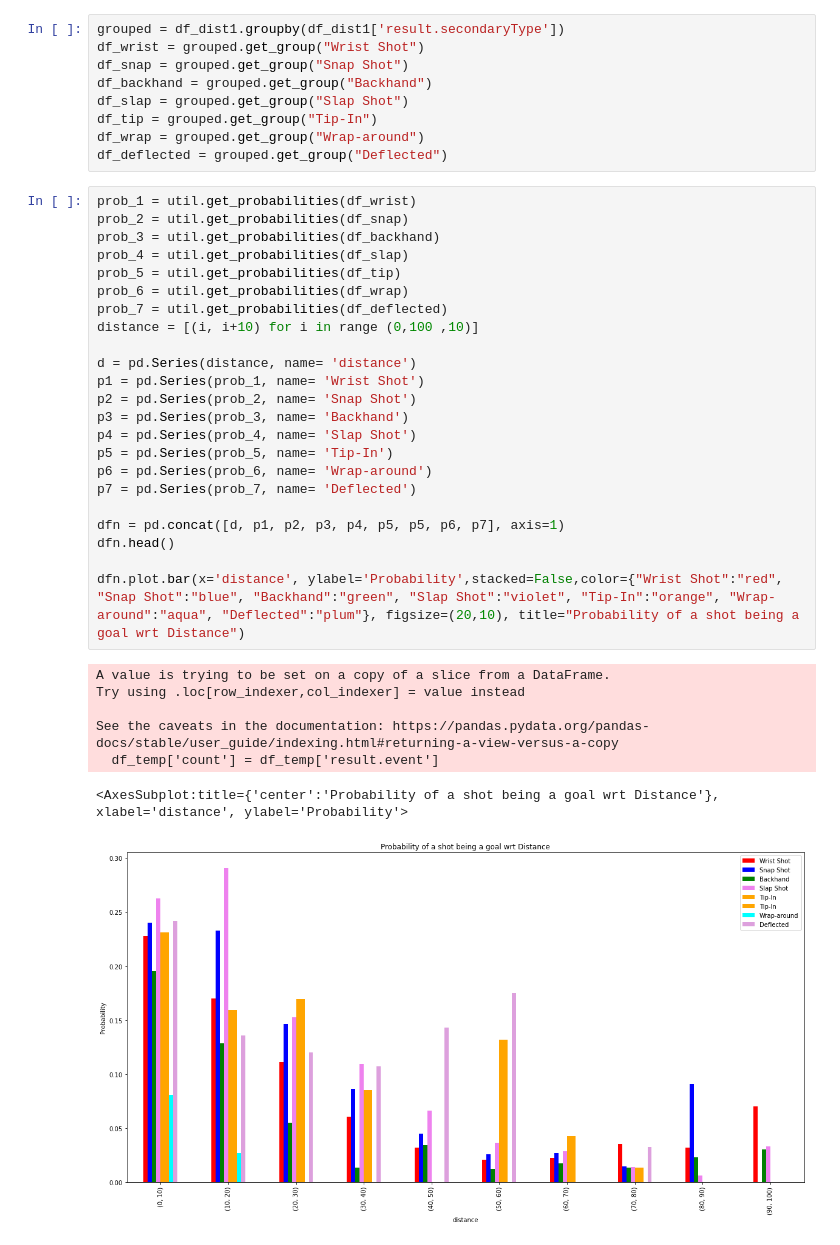
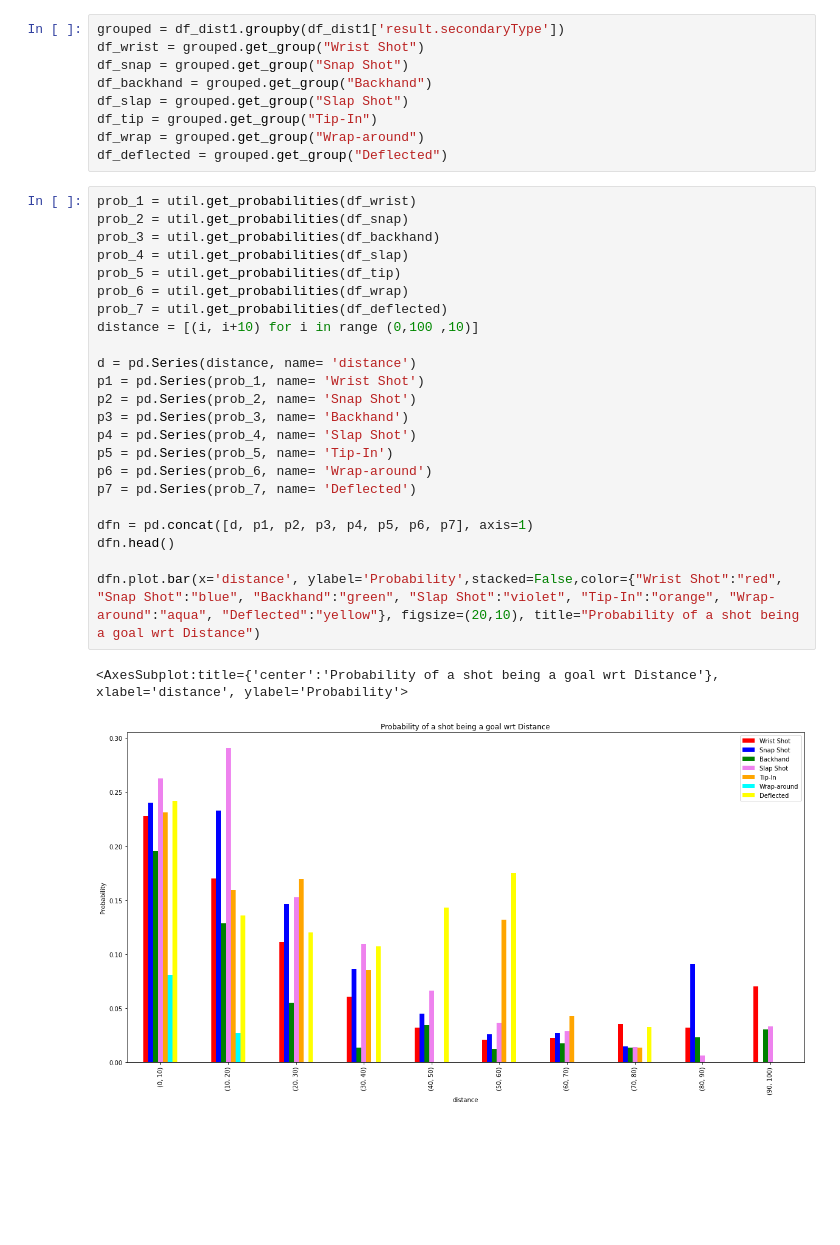
Before and after one commit to M0rph3e/ift6758-project-main, a Jupyter notebook: notebooks/data_visualizations.ipynb, the cells around one changed output. Saved outputs shown, nothing was run; the diff lists cells and outputs as text; blank space fills up the shorter version.

Commit message:
Update a wrong plot.

```diff
--- a/notebooks/data_visualizations.ipynb
+++ b/notebooks/data_visualizations.ipynb
@@ -314,31 +314,26 @@ df_deflected = grouped.get_group("Deflected")
 # %%
 prob_1 = util.get_probabilities(df_wrist)
 prob_2 = util.get_probabilities(df_snap)
 prob_3 = util.get_probabilities(df_backhand)
 prob_4 = util.get_probabilities(df_slap)
 prob_5 = util.get_probabilities(df_tip)
 prob_6 = util.get_probabilities(df_wrap)
 prob_7 = util.get_probabilities(df_deflected)
 distance = [(i, i+10) for i in range (0,100 ,10)]
 
 d = pd.Series(distance, name= 'distance')
 p1 = pd.Series(prob_1, name= 'Wrist Shot')
 p2 = pd.Series(prob_2, name= 'Snap Shot')
 p3 = pd.Series(prob_3, name= 'Backhand')
 p4 = pd.Series(prob_4, name= 'Slap Shot')
 p5 = pd.Series(prob_5, name= 'Tip-In')
 p6 = pd.Series(prob_6, name= 'Wrap-around')
 p7 = pd.Series(prob_7, name= 'Deflected')
 
-dfn = pd.concat([d, p1, p2, p3, p4, p5, p5, p6, p7], axis=1)
+dfn = pd.concat([d, p1, p2, p3, p4, p5, p6, p7], axis=1)
 dfn.head()
 
-dfn.plot.bar(x='distance', ylabel='Probability',stacked=False,color={"Wrist Shot":"red", "Snap Shot":"blue", "Backhand":"green", "Slap Shot":"violet", "Tip-In":"orange", "Wrap-around":"aqua", "Deflected":"plum"}, figsize=(20,10), title="Probability of a shot being a goal wrt Distance")
+dfn.plot.bar(x='distance', ylabel='Probability',stacked=False,color={"Wrist Shot":"red", "Snap Shot":"blue", "Backhand":"green", "Slap Shot":"violet", "Tip-In":"orange", "Wrap-around":"aqua", "Deflected":"yellow"}, figsize=(20,10), title="Probability of a shot being a goal wrt Distance")
 # %% [output]
-A value is trying to be set on a copy of a slice from a DataFrame.
-Try using .loc[row_indexer,col_indexer] = value instead
-
-See the caveats in the documentation: https://pandas.pydata.org/pandas-docs/stable/user_guide/indexing.html#returning-a-view-versus-a-copy
-  df_temp['count'] = df_temp['result.event']
+<AxesSubplot:title={'center':'Probability of a shot being a goal wrt Distance'}, xlabel='distance', ylabel='Probability'>
-<AxesSubplot:title={'center':'Probability of a shot being a goal wrt Distance'}, xlabel='distance', ylabel='Probability'>
-[figure, old version]
+[figure, new version]
```
